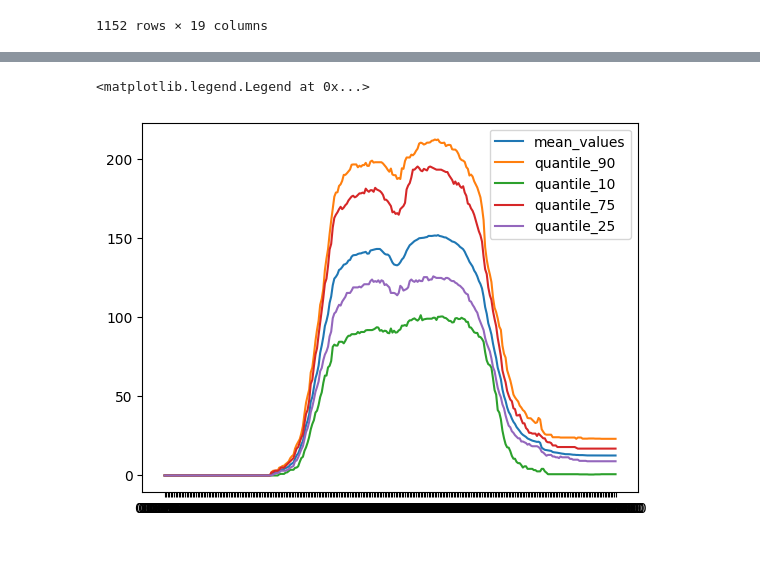
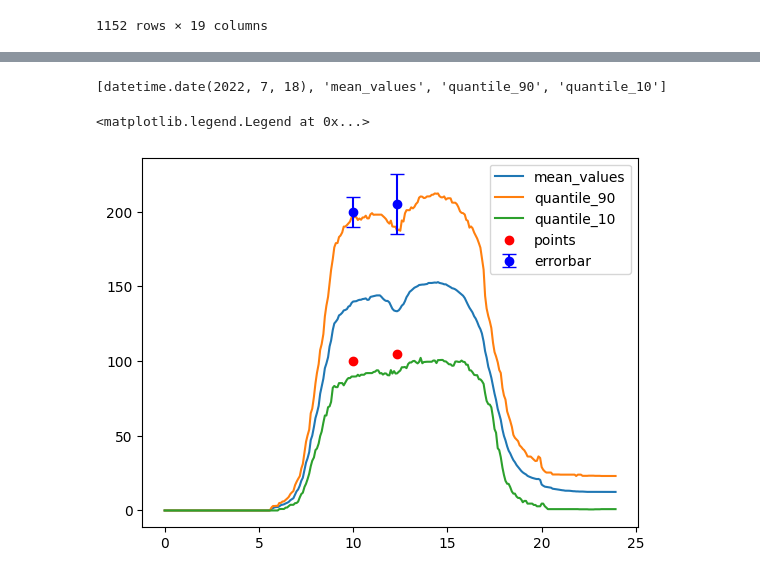
Before and after one commit to flo-meier-go-with-the-flow/food-saving-showcase, a Jupyter notebook: notebooks/data_statisticsn.ipynb, the cells around one changed output, grey strips where cells are left out. Saved outputs shown, nothing was run; the diff lists cells and outputs as text; code cells hidden in the pictures.

```diff
--- a/notebooks/data_statisticsn.ipynb
+++ b/notebooks/data_statisticsn.ipynb
@@ -121,8 +107,13 @@ df[df['weekday'].isin(['Monday'])].groupby('time')['num_people_inside'].aggregat
 # %%
 weekday='Monday'
-mean_values=df[df['weekday'].isin([weekday])].groupby('time')['num_people_inside'].aggregate([np.mean])
-std_values=df[df['weekday'].isin([weekday])].groupby('time')['num_people_inside'].aggregate([np.std])
-quantile_90=df[df['weekday'].isin([weekday])].groupby('time')['num_people_inside'].aggregate(np.percentile,q=90)
-quantile_10=df[df['weekday'].isin([weekday])].groupby('time')['num_people_inside'].aggregate(np.percentile,q=10)
-quantile_75=df[df['weekday'].isin([weekday])].groupby('time')['num_people_inside'].aggregate(np.percentile,q=75)
-quantile_25=df[df['weekday'].isin([weekday])].groupby('time')['num_people_inside'].aggregate(np.percentile,q=25)
+mean_values = df[df['weekday'].isin([weekday])].groupby('time_numeric')['num_people_inside'].aggregate([np.mean])
+#quantile_90 = df[df['weekday'].isin([weekday])].groupby('time_numeric')['num_people_inside'].aggregate(np.percentile,q=90)
+#quantile_10 = df[df['weekday'].isin([weekday])].groupby('time_numeric')['num_people_inside'].aggregate(np.percentile,q=10)
+plt.plot(mean_values)
+#plt.plot(quantile_90)
+#plt.plot(quantile_10)
+plt.legend(['mean_values'])
+samples=list(df[df['weekday'].isin(['Monday'])]['date'].sample(n=7,random_state=42))
+for sample in samples:
+    df_to_plot=df[(df['weekday'].isin([weekday]))&(df['date']==sample)][['time_numeric','num_people_inside']].set_index('time_numeric')
+    plt.plot(df_to_plot)
@@ -129,14 +122,18 @@ quantile_25=df[df['weekday'].isin([weekday])].groupby('time')['num_people_inside
+# %%
+samples
+# %% [output]
+[datetime.date(2022, 7, 18), 'mean_values', 'quantile_90', 'quantile_10']
 # %%
 import matplotlib.pyplot as plt
 
 plt.plot(mean_values)
 plt.plot(quantile_90)
 plt.plot(quantile_10)
-plt.plot(quantile_75)
-plt.plot(quantile_25)
-plt.legend(['mean_values', 'quantile_90', 'quantile_10', 'quantile_75', 'quantile_25'])
+plt.plot([10,12.33],[100,105],'ro')
+plt.errorbar([10,12.33],[200,205],yerr=[10,20], capsize=5.0, fmt= 'bo' )
+plt.legend(['mean_values', 'quantile_90', 'quantile_10', 'points', 'errorbar'])
 # %% [output]
 <matplotlib.legend.Legend at 0x...>
-[figure, old version]
+[figure, new version]
 # %%
 std_values
```
Also changed, not shown: parts of 10 cells of this notebook, 38 other files.
